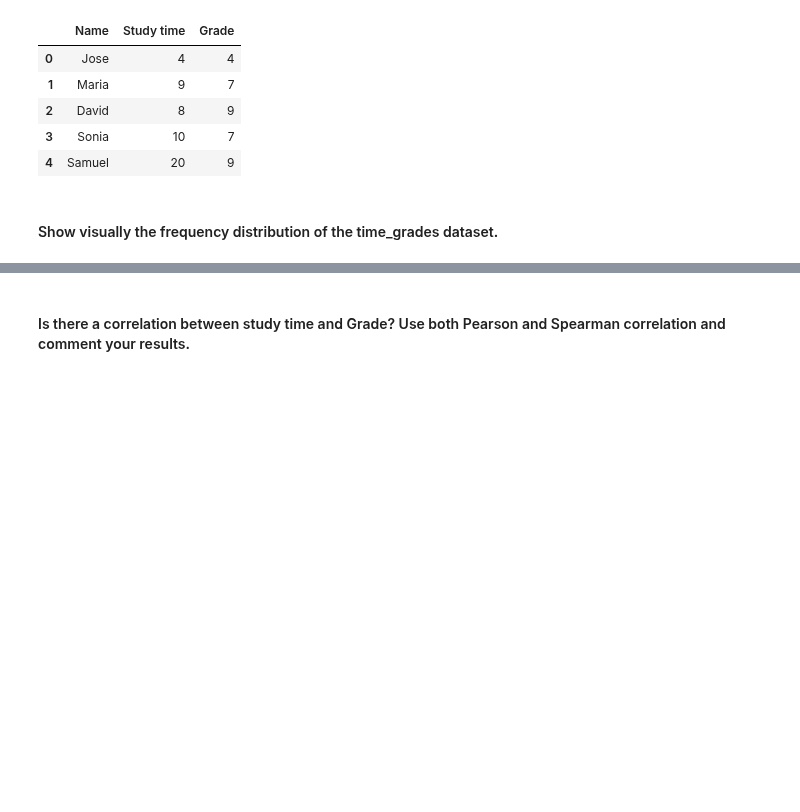
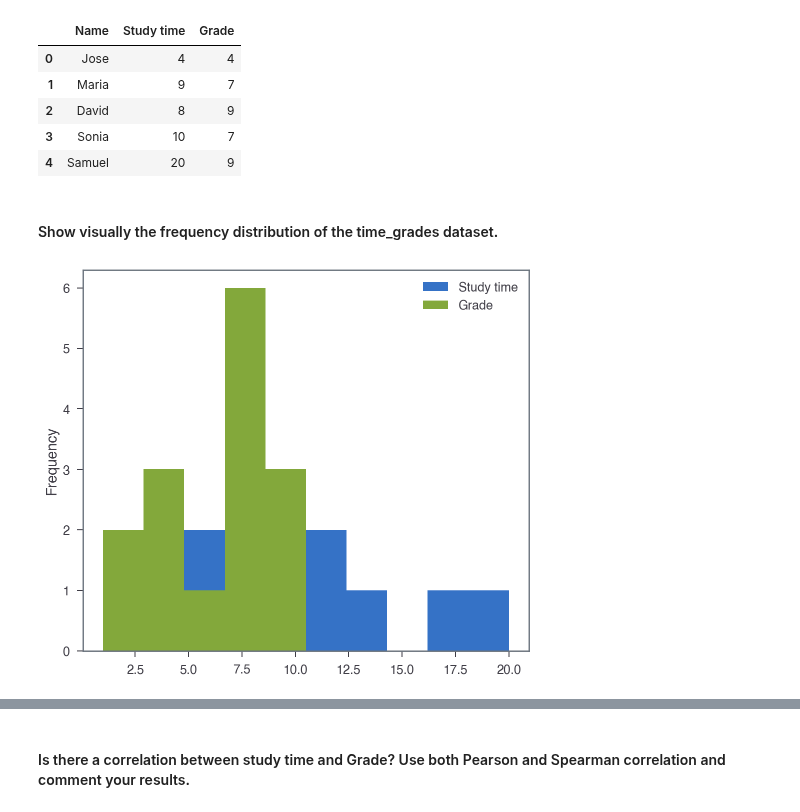
Before and after one commit to ta-data-lis/lab-pivot-table-and-correlation, a Jupyter notebook: your_code/main.ipynb, the cells around one changed output, grey strips where cells are left out. Saved outputs shown, nothing was run; the diff lists cells and outputs as text; code cells hidden in the pictures; blank space fills up the shorter version.

```diff
--- a/your_code/main.ipynb
+++ b/your_code/main.ipynb
@@ -382,0 +381,7 @@ time_grades.head()
+# %%
+# your answer here
+# Ok, whenever I hear 'frequency' I always think about histograms. So I don't know which is the best
+# option for this. I will plot all the graphs I can think of and you guys tell me which is the best :D
+time_grades.plot(kind = 'hist');
+# %% [output]
+[figure, added]
```
Also changed, not shown: parts of 11 cells of this notebook.
